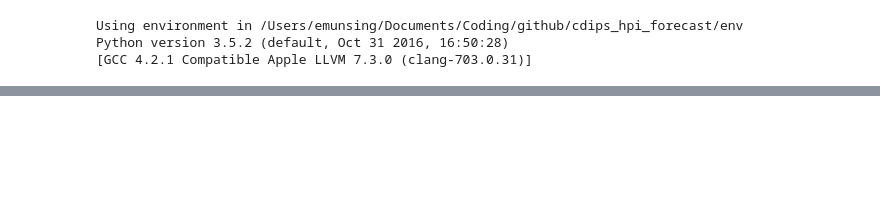
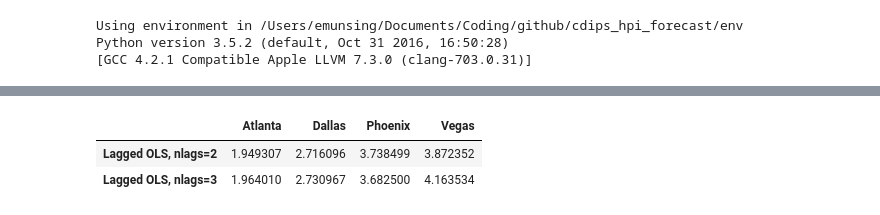
Before and after one commit to kkwteh/cdips_hpi_forecast, a Jupyter notebook: LaggedOLS.ipynb, the cells around one changed output, grey strips where cells are left out. Saved outputs shown, nothing was run; the diff lists cells and outputs as text; code cells hidden in the pictures; blank space fills up the shorter version.

```diff
--- a/LaggedOLS.ipynb
+++ b/LaggedOLS.ipynb
@@ -49,6 +48,0 @@ y.plot()
-# %%
-X = pd.concat([y.shift(i) for i in range(6)], axis=1,keys = ['L%s'%i for i in range(6)])
-X['y'] = y.shift(-6)
-X = X.dropna()
-X = X.assign(trend=np.arange(len(X)))
-X.head()
@@ -62,4 +48,0 @@ X.head()
-# %%
-mod_lagged = smf.ols('y ~ trend + L0 + L1 + L2 + L3 + L4 + L5', data=X)
-res_lagged = mod_lagged.fit()
-res_lagged.summary()
@@ -97,0 +158,6 @@ plt.legend()
+# %%
+cityResults.T
+# %% [output]
+|  | Atlanta | Dallas | Phoenix | Vegas |
+| Lagged OLS, nlags=2 | 1.949307 | 2.716096 | 3.738499 | 3.872352 |
+| Lagged OLS, nlags=3 | 1.964010 | 2.730967 | 3.682500 | 4.163534 |
```
Also changed, not shown: parts of 12 cells of this notebook.
